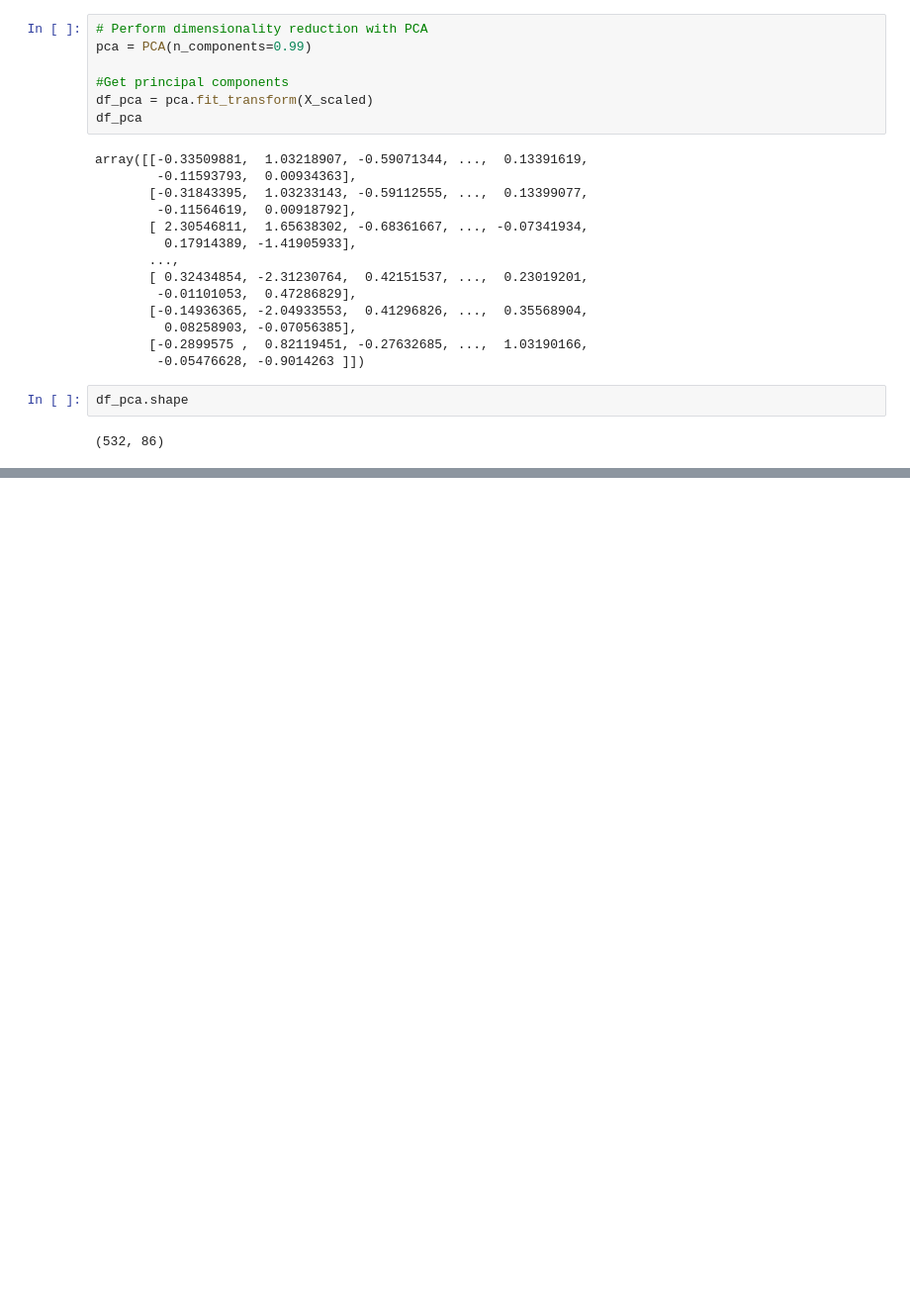
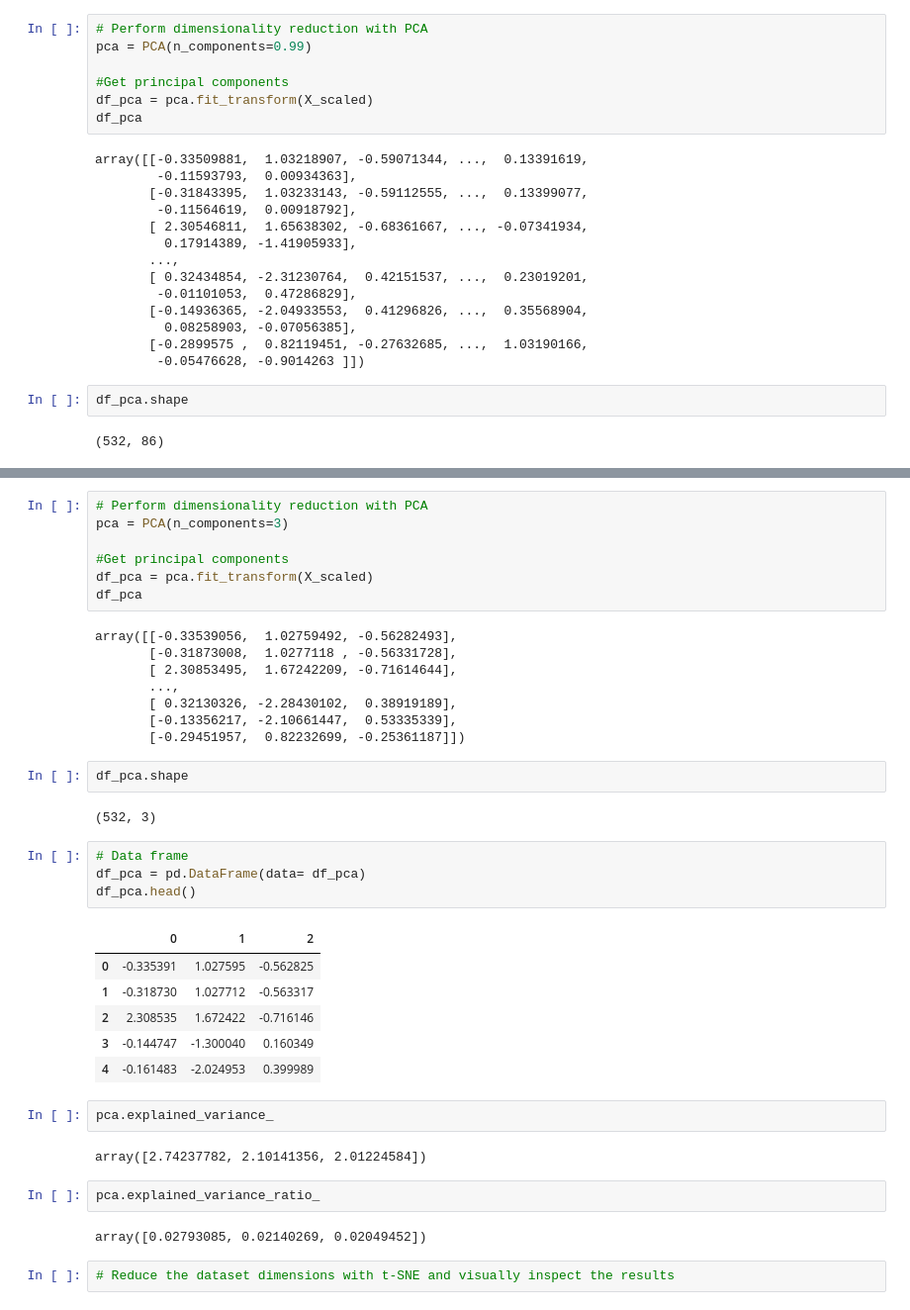
Before and after one commit to Karla-Flores/Cryptocurrency-Clusters----Unsupervised-Machine-Learning, a Jupyter notebook: cryptocurrency_clusters.ipynb, the cells around one changed output, grey strips where cells are left out. Shown: that part at 99% size. Drawn from its saved outputs; the diff is of its cells as text; blank space fills up the shorter version.

```diff
--- a/cryptocurrency_clusters.ipynb
+++ b/cryptocurrency_clusters.ipynb
@@ -296,0 +324,40 @@ print(pca.explained_variance_)
+# %%
+# Perform dimensionality reduction with PCA
+pca = PCA(n_components=3)
+
+#Get principal components
+df_pca = pca.fit_transform(X_scaled)
+df_pca
+# %% [output]
+array([[-0.33539056,  1.02759492, -0.56282493],
+       [-0.31873008,  1.0277118 , -0.56331728],
+       [ 2.30853495,  1.67242209, -0.71614644],
+       ...,
+       [ 0.32130326, -2.28430102,  0.38919189],
+       [-0.13356217, -2.10661447,  0.53335339],
+       [-0.29451957,  0.82232699, -0.25361187]])
+# %%
+df_pca.shape
+# %% [output]
+(532, 3)
+# %%
+# Data frame
+df_pca = pd.DataFrame(data= df_pca)
+df_pca.head()
+# %% [output]
+|  | 0 | 1 | 2 |
+| 0 | -0.335391 | 1.027595 | -0.562825 |
+| 1 | -0.318730 | 1.027712 | -0.563317 |
+| 2 | 2.308535 | 1.672422 | -0.716146 |
+| 3 | -0.144747 | -1.300040 | 0.160349 |
+| 4 | -0.161483 | -2.024953 | 0.399989 |
+# %%
+pca.explained_variance_
+# %% [output]
+array([2.74237782, 2.10141356, 2.01224584])
+# %%
+pca.explained_variance_ratio_
+# %% [output]
+array([0.02793085, 0.02140269, 0.02049452])
+# %%
+# Reduce the dataset dimensions with t-SNE and visually inspect the results
```
Also changed, not shown: parts of 5 cells of this notebook.
